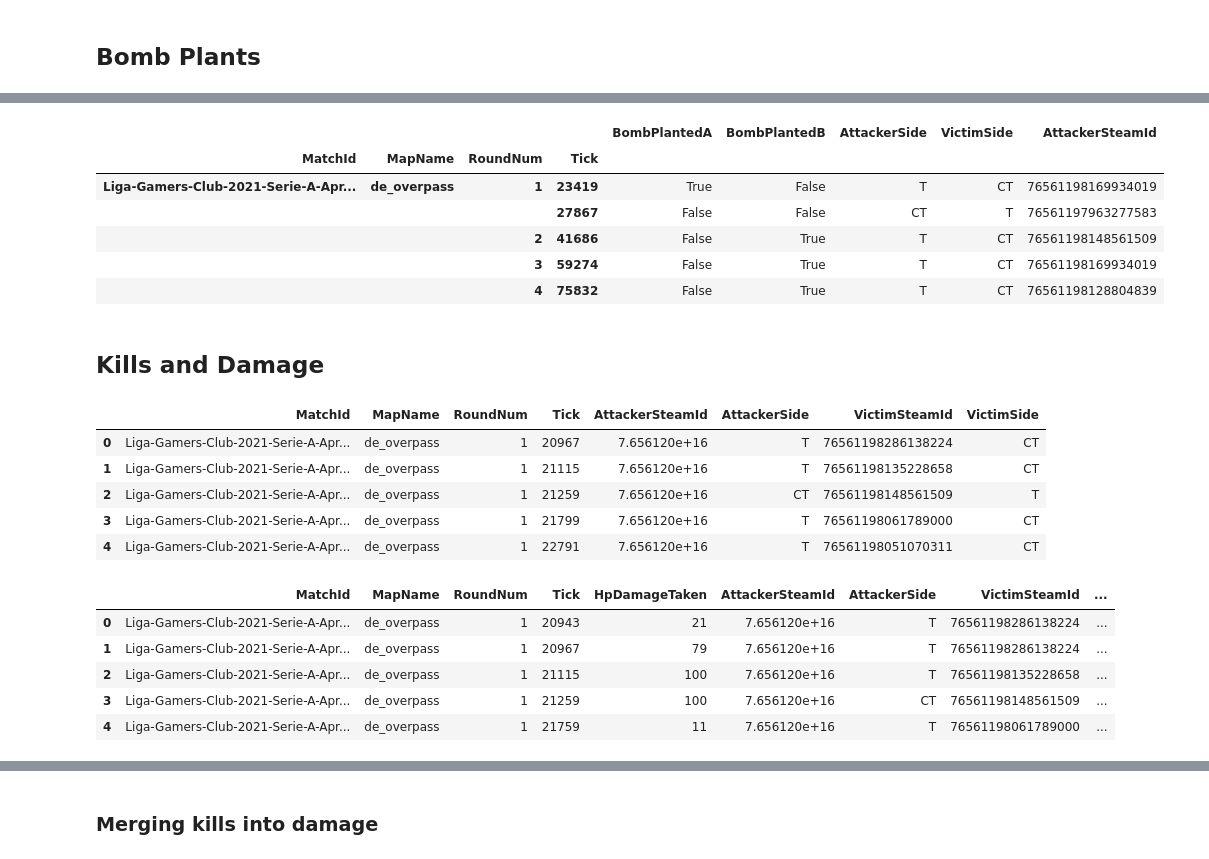
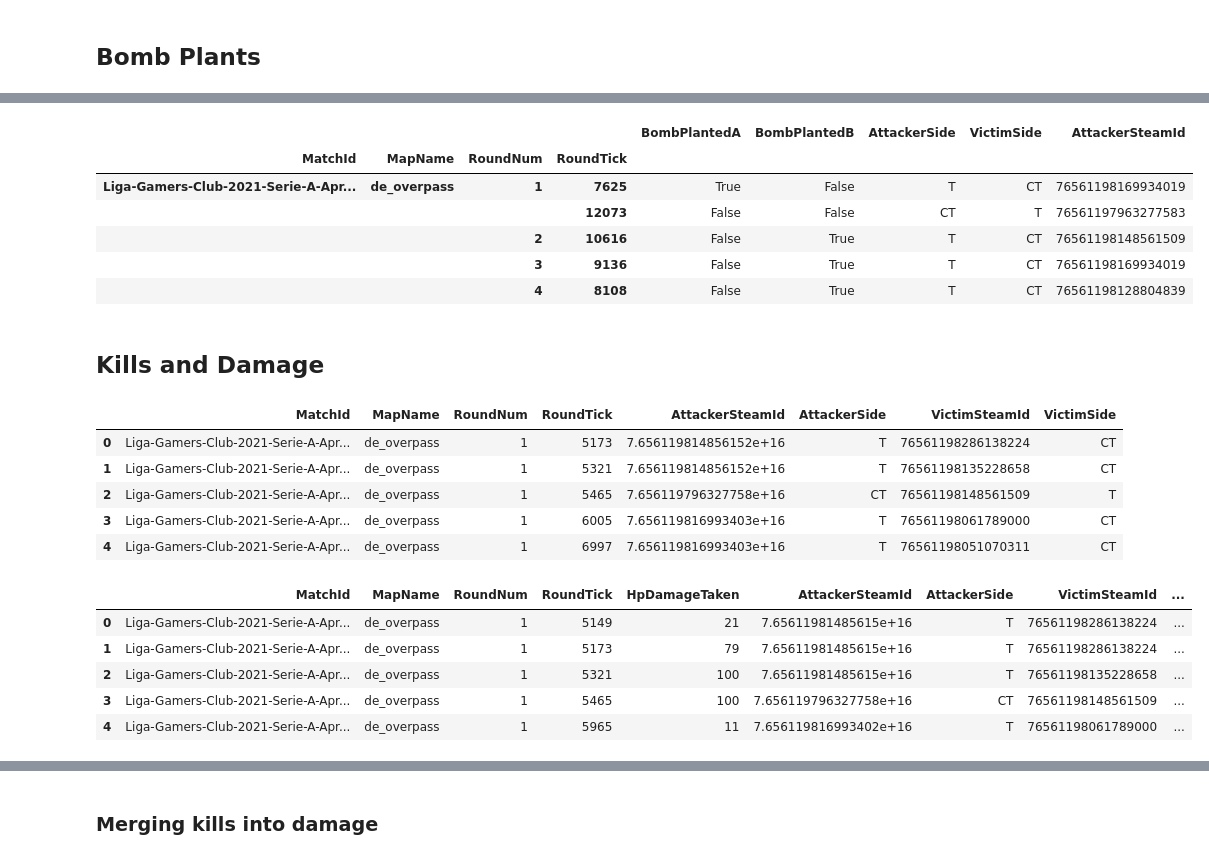
Before and after one commit to cameronshinn/csgo-wpc-rating, a Jupyter notebook: create_game_states.ipynb, the cells around one changed output, grey strips where cells are left out. Cells and saved outputs as stored; diff of their text form; code cells hidden in the pictures.

```diff
--- a/create_game_states.ipynb
+++ b/create_game_states.ipynb
@@ -1,11 +1,10 @@
 # %%
 import pandas as pd
 
-damages_df = pd.read_csv('toy_dataset/Damages.csv', index_col=0)
-player_frames_df = pd.read_csv('toy_dataset/PlayerFrames.csv', index_col=0)
-bomb_events_df = pd.read_csv('toy_dataset/BombEvents.csv', index_col=0)
-rounds_df = pd.read_csv('toy_dataset/Rounds.csv', index_col=0)
-kills_df = pd.read_csv('toy_dataset/Kills.csv', index_col=0)
+damages_df = pd.read_csv('scrape_parse/Damages.csv', index_col=0)
+bomb_events_df = pd.read_csv('scrape_parse/BombEvents.csv', index_col=0)
+rounds_df = pd.read_csv('scrape_parse/Rounds.csv', index_col=0)
+kills_df = pd.read_csv('scrape_parse/Kills.csv', index_col=0)
 # %%
 rounds_df.head()
 # %% [output]
@@ -26,7 +25,8 @@ def keep_in_round_time(df):
     # df needs to have "MatchId", "MapName", "RoundNum" columns
     merged_df = df.merge(rounds_df[['MatchId', 'MapName', 'RoundNum', 'FreezeTimeEnd', 'EndTick']], how='left', on=['MatchId', 'MapName', 'RoundNum'], validate='many_to_one')
     merged_dropped_df = merged_df[(merged_df.Tick > merged_df.FreezeTimeEnd) & (merged_df.Tick <= merged_df.EndTick)]
-    return merged_dropped_df.drop(['FreezeTimeEnd', 'EndTick'], axis=1)
+    merged_dropped_df.insert(3, 'RoundTick', merged_dropped_df.Tick - merged_dropped_df.FreezeTimeEnd)
+    return merged_dropped_df.drop(['Tick', 'FreezeTimeEnd', 'EndTick'], axis=1)
 # %%
 # m_bomb_events_df = bomb_events_df.merge(rounds_df[['MatchId', 'MapName', 'RoundNum', 'FreezeTimeEnd', 'EndTick']], how='left', on=['MatchId', 'MapName', 'RoundNum'], validate='many_to_one')
 # m_bomb_events_df[(m_bomb_events_df.Tick <= m_bomb_events_df.FreezeTimeEnd) | (m_bomb_events_df.Tick > m_bomb_events_df.EndTick)]
@@ -49,21 +48,21 @@ bomb_events_df.head()
 # %%
 bomb_events_df['BombPlantedA'] = (bomb_events_df['BombSite'] == 'A') & (bomb_events_df['BombAction'] == 'plant')
 bomb_events_df['BombPlantedB'] = (bomb_events_df['BombSite'] == 'B') & (bomb_events_df['BombAction'] == 'plant')
 bomb_events_df['AttackerSide'] = bomb_events_df['BombAction'].map({'plant': 'T', 'defuse': 'CT'})
 bomb_events_df['VictimSide'] = bomb_events_df['BombAction'].map({'plant': 'CT', 'defuse': 'T'})
 bomb_events_df['AttackerSteamId'] = bomb_events_df['PlayerSteamId']
 
 bomb_state_df = bomb_events_df.drop(columns=['Second', 'PlayerX', 'PlayerY', 'PlayerZ', 'BombSite', 'PlayerName', 'PlayerTeam', 'BombAction', 'PlayerSteamId'])
-bomb_state_df.set_index(['MatchId', 'MapName', 'RoundNum', 'Tick'], inplace=True)
+bomb_state_df.set_index(['MatchId', 'MapName', 'RoundNum', 'RoundTick'], inplace=True)
 bomb_state_df.head()
 # %% [output]
 |  |  |  |  | BombPlantedA | BombPlantedB | AttackerSide | VictimSide | AttackerSteamId |
-| MatchId | MapName | RoundNum | Tick |  |  |  |  |  |
-| Liga-Gamers-Club-2021-Serie-A-Apr... | de_overpass | 1 | 23419 | True | False | T | CT | 76561198169934019 |
-|  |  |  | 27867 | False | False | CT | T | 76561197963277583 |
-|  |  | 2 | 41686 | False | True | T | CT | 76561198148561509 |
-|  |  | 3 | 59274 | False | True | T | CT | 76561198169934019 |
-|  |  | 4 | 75832 | False | True | T | CT | 76561198128804839 |
+| MatchId | MapName | RoundNum | RoundTick |  |  |  |  |  |
+| Liga-Gamers-Club-2021-Serie-A-Apr... | de_overpass | 1 | 7625 | True | False | T | CT | 76561198169934019 |
+|  |  |  | 12073 | False | False | CT | T | 76561197963277583 |
+|  |  | 2 | 10616 | False | True | T | CT | 76561198148561509 |
+|  |  | 3 | 9136 | False | True | T | CT | 76561198169934019 |
+|  |  | 4 | 8108 | False | True | T | CT | 76561198128804839 |
 # %% [markdown]
 ## Kills and Damage
 # %%
@@ -71,12 +70,14 @@ bomb_state_df.head()
 kills_df = kills_df[kills_df.Weapon != 'C4']
 damages_df = damages_df[damages_df.Weapon != 'C4']
 # %%
-kills_df = kills_df[['MatchId', 'MapName', 'RoundNum', 'Tick', 'AttackerSteamId', 'AttackerSide', 'VictimSteamId', 'VictimSide']]
+kills_df = kills_df[['MatchId', 'MapName', 'RoundNum', 'RoundTick', 'AttackerSteamId', 'AttackerSide', 'VictimSteamId', 'VictimSide']]
+kills_df['AttackerSteamId'] = kills_df['AttackerSteamId'].astype(str)
+kills_df['VictimSteamId'] = kills_df['VictimSteamId'].astype(str)
 kills_df.head()
 # %% [output]
-|  | MatchId | MapName | RoundNum | Tick | AttackerSteamId | AttackerSide | VictimSteamId | VictimSide |
-| 0 | Liga-Gamers-Club-2021-Serie-A-Apr... | de_overpass | 1 | 20967 | 7.656120e+16 | T | 76561198286138224 | CT |
-| 1 | Liga-Gamers-Club-2021-Serie-A-Apr... | de_overpass | 1 | 21115 | 7.656120e+16 | T | 76561198135228658 | CT |
-| 2 | Liga-Gamers-Club-2021-Serie-A-Apr... | de_overpass | 1 | 21259 | 7.656120e+16 | CT | 76561198148561509 | T |
-| 3 | Liga-Gamers-Club-2021-Serie-A-Apr... | de_overpass | 1 | 21799 | 7.656120e+16 | T | 76561198061789000 | CT |
-| 4 | Liga-Gamers-Club-2021-Serie-A-Apr... | de_overpass | 1 | 22791 | 7.656120e+16 | T | 76561198051070311 | CT |
+|  | MatchId | MapName | RoundNum | RoundTick | AttackerSteamId | AttackerSide | VictimSteamId | VictimSide |
+| 0 | Liga-Gamers-Club-2021-Serie-A-Apr... | de_overpass | 1 | 5173 | 7.656119814856152e+16 | T | 76561198286138224 | CT |
+| 1 | Liga-Gamers-Club-2021-Serie-A-Apr... | de_overpass | 1 | 5321 | 7.656119814856152e+16 | T | 76561198135228658 | CT |
+| 2 | Liga-Gamers-Club-2021-Serie-A-Apr... | de_overpass | 1 | 5465 | 7.656119796327758e+16 | CT | 76561198148561509 | T |
+| 3 | Liga-Gamers-Club-2021-Serie-A-Apr... | de_overpass | 1 | 6005 | 7.656119816993403e+16 | T | 76561198061789000 | CT |
+| 4 | Liga-Gamers-Club-2021-Serie-A-Apr... | de_overpass | 1 | 6997 | 7.656119816993403e+16 | T | 76561198051070311 | CT |
@@ -83,12 +86,14 @@ kills_df.head()
 # %%
-damages_df = damages_df[['MatchId', 'MapName', 'RoundNum', 'Tick', 'HpDamageTaken', 'AttackerSteamId', 'AttackerSide', 'VictimSteamId', 'VictimSide']]
+damages_df = damages_df[['MatchId', 'MapName', 'RoundNum', 'RoundTick', 'HpDamageTaken', 'AttackerSteamId', 'AttackerSide', 'VictimSteamId', 'VictimSide']]
+damages_df['AttackerSteamId'] = damages_df['AttackerSteamId'].astype(str)
+damages_df['VictimSteamId'] = damages_df['VictimSteamId'].astype(str)
 damages_df.head()
 # %% [output]
-|  | MatchId | MapName | RoundNum | Tick | HpDamageTaken | AttackerSteamId | AttackerSide | VictimSteamId | ... |
-| 0 | Liga-Gamers-Club-2021-Serie-A-Apr... | de_overpass | 1 | 20943 | 21 | 7.656120e+16 | T | 76561198286138224 | ... |
-| 1 | Liga-Gamers-Club-2021-Serie-A-Apr... | de_overpass | 1 | 20967 | 79 | 7.656120e+16 | T | 76561198286138224 | ... |
-| 2 | Liga-Gamers-Club-2021-Serie-A-Apr... | de_overpass | 1 | 21115 | 100 | 7.656120e+16 | T | 76561198135228658 | ... |
-| 3 | Liga-Gamers-Club-2021-Serie-A-Apr... | de_overpass | 1 | 21259 | 100 | 7.656120e+16 | CT | 76561198148561509 | ... |
-| 4 | Liga-Gamers-Club-2021-Serie-A-Apr... | de_overpass | 1 | 21759 | 11 | 7.656120e+16 | T | 76561198061789000 | ... |
+|  | MatchId | MapName | RoundNum | RoundTick | HpDamageTaken | AttackerSteamId | AttackerSide | VictimSteamId | ... |
+| 0 | Liga-Gamers-Club-2021-Serie-A-Apr... | de_overpass | 1 | 5149 | 21 | 7.65611981485615e+16 | T | 76561198286138224 | ... |
+| 1 | Liga-Gamers-Club-2021-Serie-A-Apr... | de_overpass | 1 | 5173 | 79 | 7.65611981485615e+16 | T | 76561198286138224 | ... |
+| 2 | Liga-Gamers-Club-2021-Serie-A-Apr... | de_overpass | 1 | 5321 | 100 | 7.65611981485615e+16 | T | 76561198135228658 | ... |
+| 3 | Liga-Gamers-Club-2021-Serie-A-Apr... | de_overpass | 1 | 5465 | 100 | 7.656119796327758e+16 | CT | 76561198148561509 | ... |
+| 4 | Liga-Gamers-Club-2021-Serie-A-Apr... | de_overpass | 1 | 5965 | 11 | 7.656119816993402e+16 | T | 76561198061789000 | ... |
 # %%
 # Combine simultaneous instances of damage from the same player to the same player
```
Also changed, not shown: parts of 20 cells of this notebook, 2 other files.
